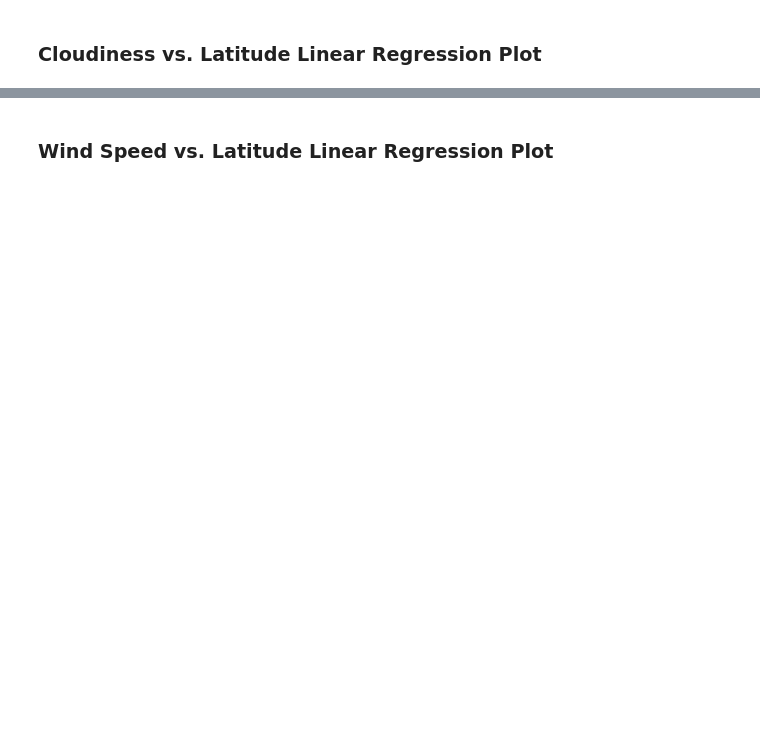
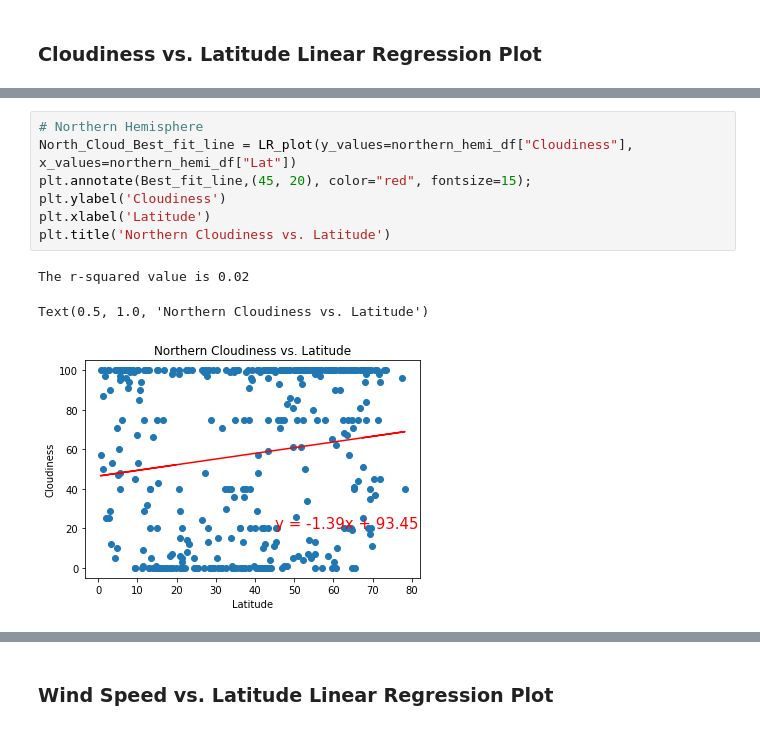
Before and after one commit to L-Nash/06-API-Challenge, a Jupyter notebook: WeatherPy/WeatherPy.ipynb, the cells around one changed output, grey strips where cells are left out. Cells and saved outputs as stored; diff of their text form; blank space fills up the shorter version.

```diff
--- a/WeatherPy/WeatherPy.ipynb
+++ b/WeatherPy/WeatherPy.ipynb
@@ -390,0 +390,11 @@ The r-squared value is 0.12
+# %%
+# Northern Hemisphere
+North_Cloud_Best_fit_line = LR_plot(y_values=northern_hemi_df["Cloudiness"], x_values=northern_hemi_df["Lat"])
+plt.annotate(Best_fit_line,(45, 20), color="red", fontsize=15);
+plt.ylabel('Cloudiness')
+plt.xlabel('Latitude')
+plt.title('Northern Cloudiness vs. Latitude')
+# %% [output]
+The r-squared value is 0.02
+Text(0.5, 1.0, 'Northern Cloudiness vs. Latitude')
+[figure, added]
```
Also changed, not shown: parts of 32 cells of this notebook, 7 other files.
